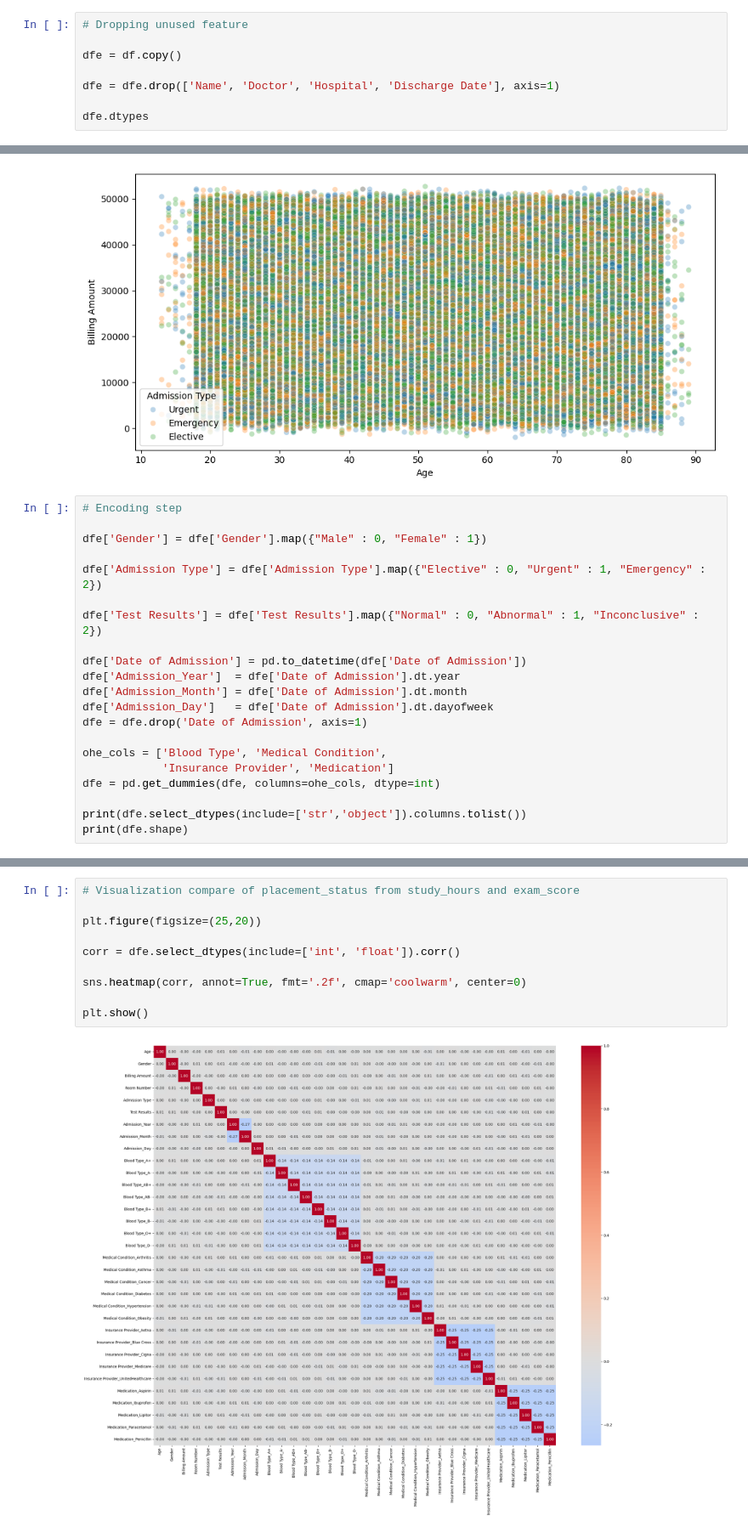
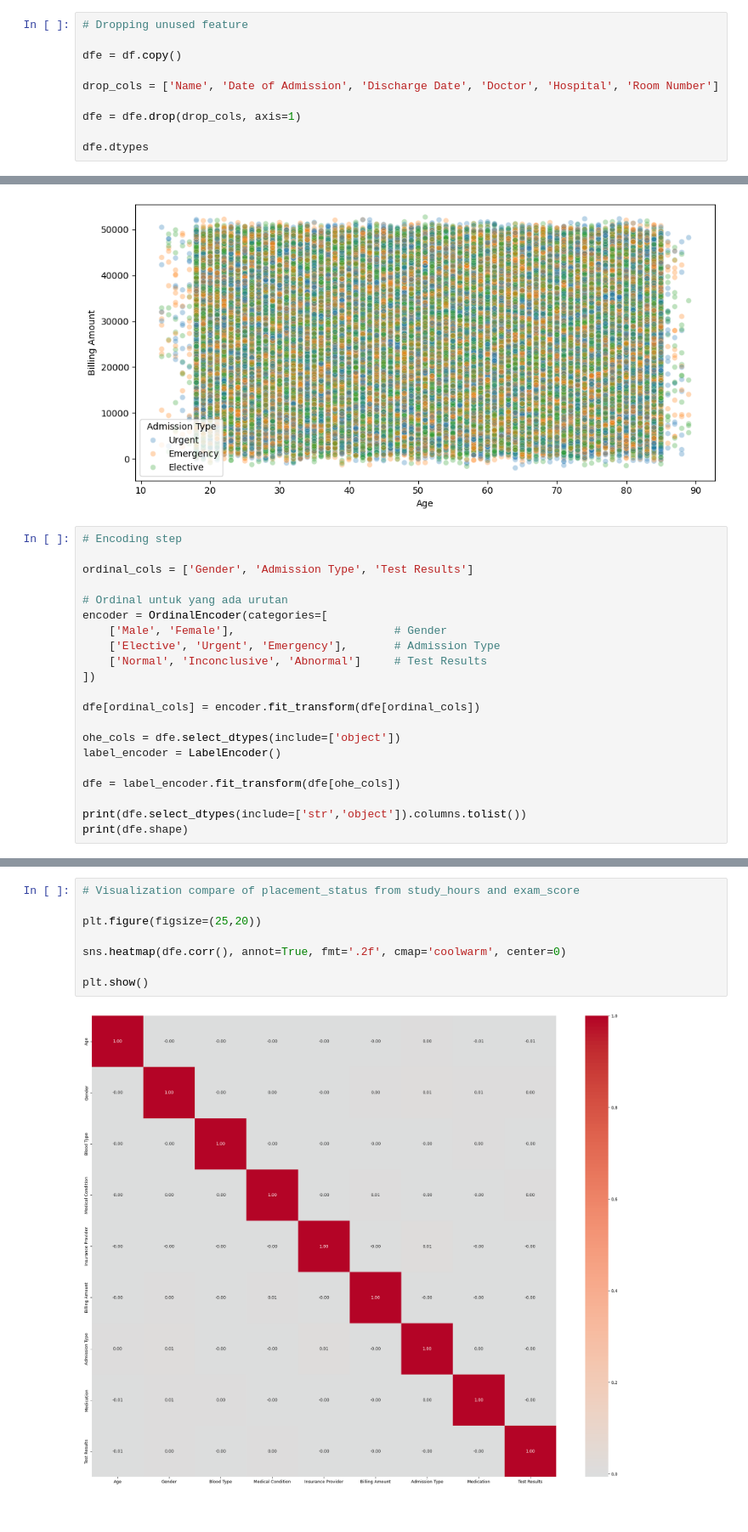
Before and after one commit to tiopramana/machine_learning, a Jupyter notebook: Project/Health_Care/main.ipynb, the cells around one changed output, grey strips where cells are left out. Shown at 85% size. Drawn from its saved outputs; the diff is of its cells as text.

```diff
--- a/Project/Health_Care/main.ipynb
+++ b/Project/Health_Care/main.ipynb
@@ -96,7 +97,9 @@ Length: 3, dtype: str
 
 dfe = df.copy()
 
-dfe = dfe.drop(['Name', 'Doctor', 'Hospital', 'Discharge Date'], axis=1)
+drop_cols = ['Name', 'Date of Admission', 'Discharge Date', 'Doctor', 'Hospital', 'Room Number']
+
+dfe = dfe.drop(drop_cols, axis=1)
 
 dfe.dtypes
 # %% [output]
@@ -144,21 +145,21 @@ plt.show()
 # %%
 # Encoding step
 
-dfe['Gender'] = dfe['Gender'].map({"Male" : 0, "Female" : 1})
+ordinal_cols = ['Gender', 'Admission Type', 'Test Results']
 
-dfe['Admission Type'] = dfe['Admission Type'].map({"Elective" : 0, "Urgent" : 1, "Emergency" : 2})
+# Ordinal untuk yang ada urutan
+encoder = OrdinalEncoder(categories=[
+    ['Male', 'Female'],                        # Gender
+    ['Elective', 'Urgent', 'Emergency'],       # Admission Type
+    ['Normal', 'Inconclusive', 'Abnormal']     # Test Results
+])
 
-dfe['Test Results'] = dfe['Test Results'].map({"Normal" : 0, "Abnormal" : 1, "Inconclusive" : 2})
+dfe[ordinal_cols] = encoder.fit_transform(dfe[ordinal_cols])
 
-dfe['Date of Admission'] = pd.to_datetime(dfe['Date of Admission'])
-dfe['Admission_Year']  = dfe['Date of Admission'].dt.year
-dfe['Admission_Month'] = dfe['Date of Admission'].dt.month
-dfe['Admission_Day']   = dfe['Date of Admission'].dt.dayofweek
-dfe = dfe.drop('Date of Admission', axis=1)
+ohe_cols = dfe.select_dtypes(include=['object'])
+label_encoder = LabelEncoder()
 
-ohe_cols = ['Blood Type', 'Medical Condition',
-            'Insurance Provider', 'Medication']
-dfe = pd.get_dummies(dfe, columns=ohe_cols, dtype=int)
+dfe = label_encoder.fit_transform(dfe[ohe_cols])
 
 print(dfe.select_dtypes(include=['str','object']).columns.tolist())
 print(dfe.shape)
@@ -168,15 +168,13 @@ print(dfe.shape)
 # %%
 # Visualization compare of placement_status from study_hours and exam_score
 
 plt.figure(figsize=(25,20))
 
-corr = dfe.select_dtypes(include=['int', 'float']).corr()
-
-sns.heatmap(corr, annot=True, fmt='.2f', cmap='coolwarm', center=0)
+sns.heatmap(dfe.corr(), annot=True, fmt='.2f', cmap='coolwarm', center=0)
 
 plt.show()
 # %% [output]
-[figure, old version]
+[figure, new version]
 # %%
 # Preparing Train Data
 
```
Also changed, not shown: parts of 6 cells of this notebook.
